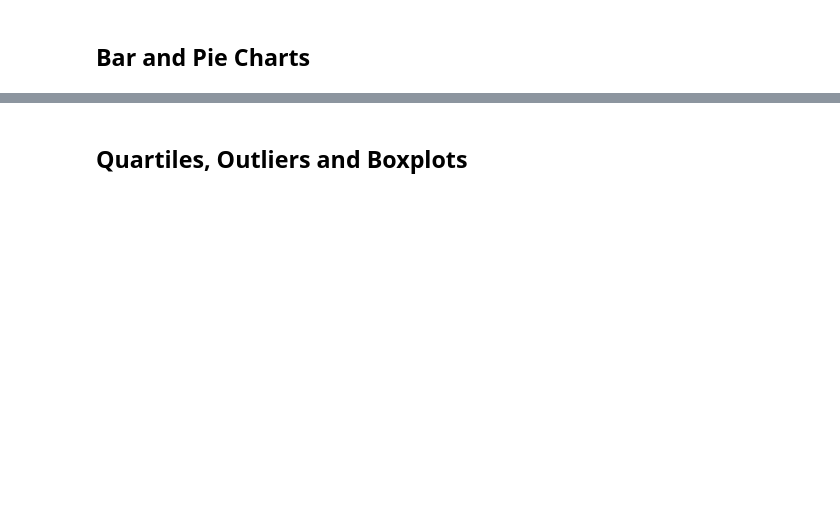
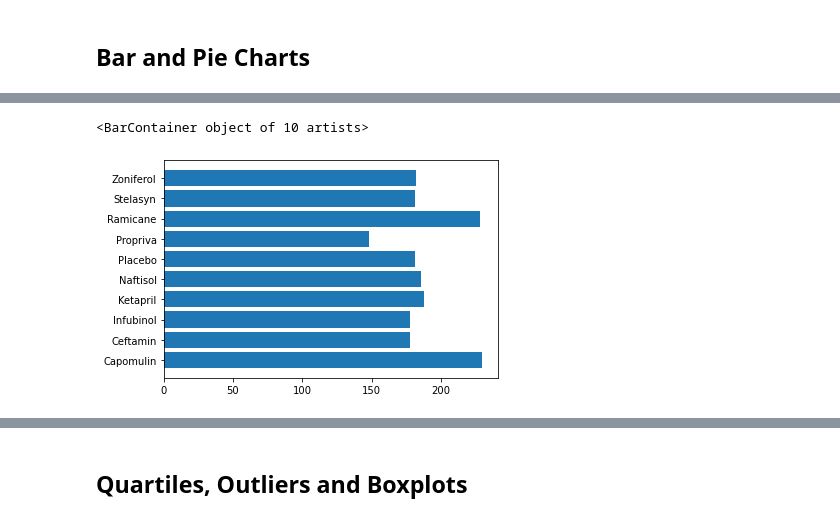
Before and after one commit to stim0010/matplotlib-challenge, a Jupyter notebook: Pymaceuticals/pymaceuticals_starter.ipynb, the cells around one changed output, grey strips where cells are left out. Drawn from its saved outputs; the diff is of its cells as text; code cells hidden in the pictures; blank space fills up the shorter version.

```diff
--- a/Pymaceuticals/pymaceuticals_starter.ipynb
+++ b/Pymaceuticals/pymaceuticals_starter.ipynb
@@ -132,4 +148,10 @@ plt.pie()
 # %%
 # Generate a bar plot showing the total number of timepoints for all mice tested for each drug regimen using pyplot.
 
-plt.bar(x_bar, y_bar)
+ms_drugs = ms_drug_reg['Timepoint'].count().index.tolist()
+
+plt.barh(ms_drugs, ms_tot_tp)
+plt.show()
+# %% [output]
+<BarContainer object of 10 artists>
+[figure, added]
```
Also changed, not shown: parts of 15 cells of this notebook.
